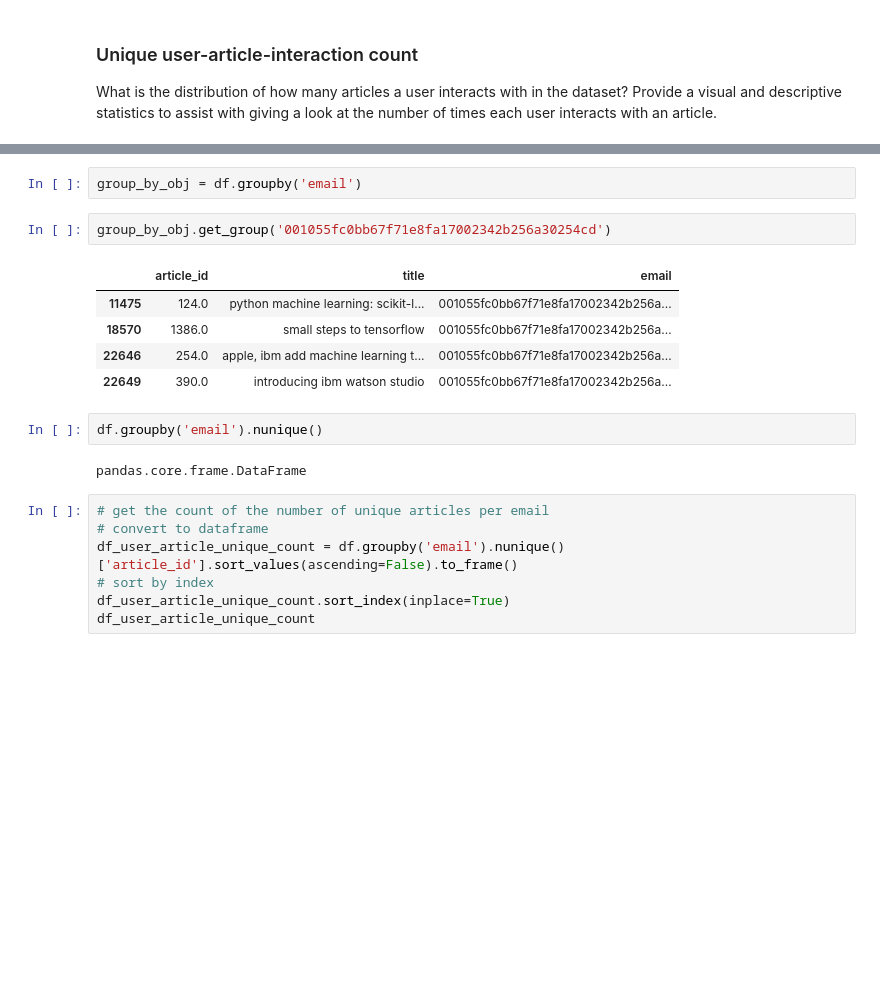
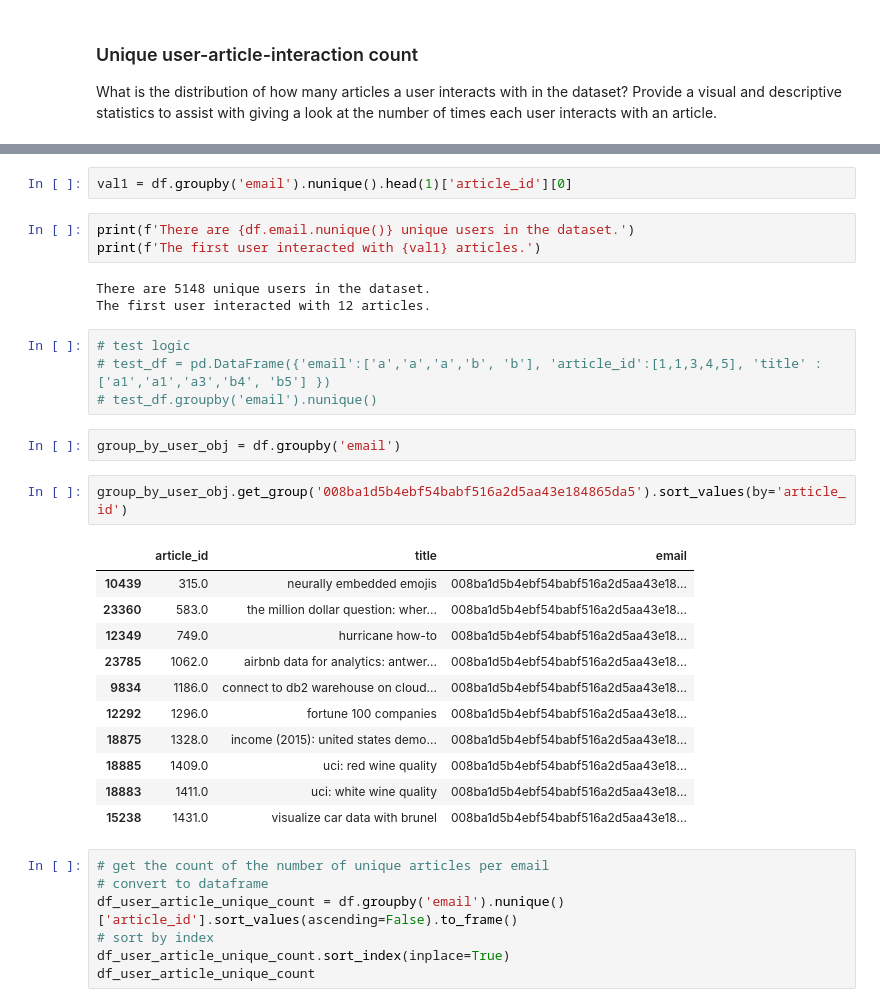
Before and after one commit to hen-wg/udacity_recommendation_engine, a Jupyter notebook: Recommendations_with_IBM.ipynb, the cells around one changed output, grey strips where cells are left out. Saved outputs shown, nothing was run; the diff lists cells and outputs as text; blank space fills up the shorter version.

```diff
--- a/Recommendations_with_IBM.ipynb
+++ b/Recommendations_with_IBM.ipynb
@@ -265,17 +281,31 @@ It is clear that most users have very few interactions with articles. In fact, 1
+# %%
+val1 = df.groupby('email').nunique().head(1)['article_id'][0]
+# %%
+print(f'There are {df.email.nunique()} unique users in the dataset.')
+print(f'The first user interacted with {val1} articles.')
+# %% [output]
+There are 5148 unique users in the dataset.
+The first user interacted with 12 articles.
+# %%
+# test logic
+# test_df = pd.DataFrame({'email':['a','a','a','b', 'b'], 'article_id':[1,1,3,4,5], 'title' : ['a1','a1','a3','b4', 'b5'] })
+# test_df.groupby('email').nunique()
 # %%
-group_by_obj = df.groupby('email')
+group_by_user_obj = df.groupby('email')
-# %%
-group_by_obj.get_group('001055fc0bb67f71e8fa17002342b256a30254cd')
-# %% [output]
-|  | article_id | title | email |
-| 11475 | 124.0 | python machine learning: scikit-l... | 001055fc0bb67f71e8fa17002342b256a... |
-| 18570 | 1386.0 | small steps to tensorflow | 001055fc0bb67f71e8fa17002342b256a... |
-| 22646 | 254.0 | apple, ibm add machine learning t... | 001055fc0bb67f71e8fa17002342b256a... |
-| 22649 | 390.0 | introducing ibm watson studio | 001055fc0bb67f71e8fa17002342b256a... |
-# %%
-df.groupby('email').nunique()
-# %% [output]
-pandas.core.frame.DataFrame
+# %%
+group_by_user_obj.get_group('008ba1d5b4ebf54babf516a2d5aa43e184865da5').sort_values(by='article_id')
+# %% [output]
+|  | article_id | title | email |
+| 10439 | 315.0 | neurally embedded emojis | 008ba1d5b4ebf54babf516a2d5aa43e18... |
+| 23360 | 583.0 | the million dollar question: wher... | 008ba1d5b4ebf54babf516a2d5aa43e18... |
+| 12349 | 749.0 | hurricane how-to | 008ba1d5b4ebf54babf516a2d5aa43e18... |
+| 23785 | 1062.0 | airbnb data for analytics: antwer... | 008ba1d5b4ebf54babf516a2d5aa43e18... |
+| 9834 | 1186.0 | connect to db2 warehouse on cloud... | 008ba1d5b4ebf54babf516a2d5aa43e18... |
+| 12292 | 1296.0 | fortune 100 companies | 008ba1d5b4ebf54babf516a2d5aa43e18... |
+| 18875 | 1328.0 | income (2015): united states demo... | 008ba1d5b4ebf54babf516a2d5aa43e18... |
+| 18885 | 1409.0 | uci: red wine quality | 008ba1d5b4ebf54babf516a2d5aa43e18... |
+| 18883 | 1411.0 | uci: white wine quality | 008ba1d5b4ebf54babf516a2d5aa43e18... |
+| 15238 | 1431.0 | visualize car data with brunel | 008ba1d5b4ebf54babf516a2d5aa43e18... |
 # %%
 # get the count of the number of unique articles per email
 # convert to dataframe
```
Also changed, not shown: parts of 2 cells of this notebook.
